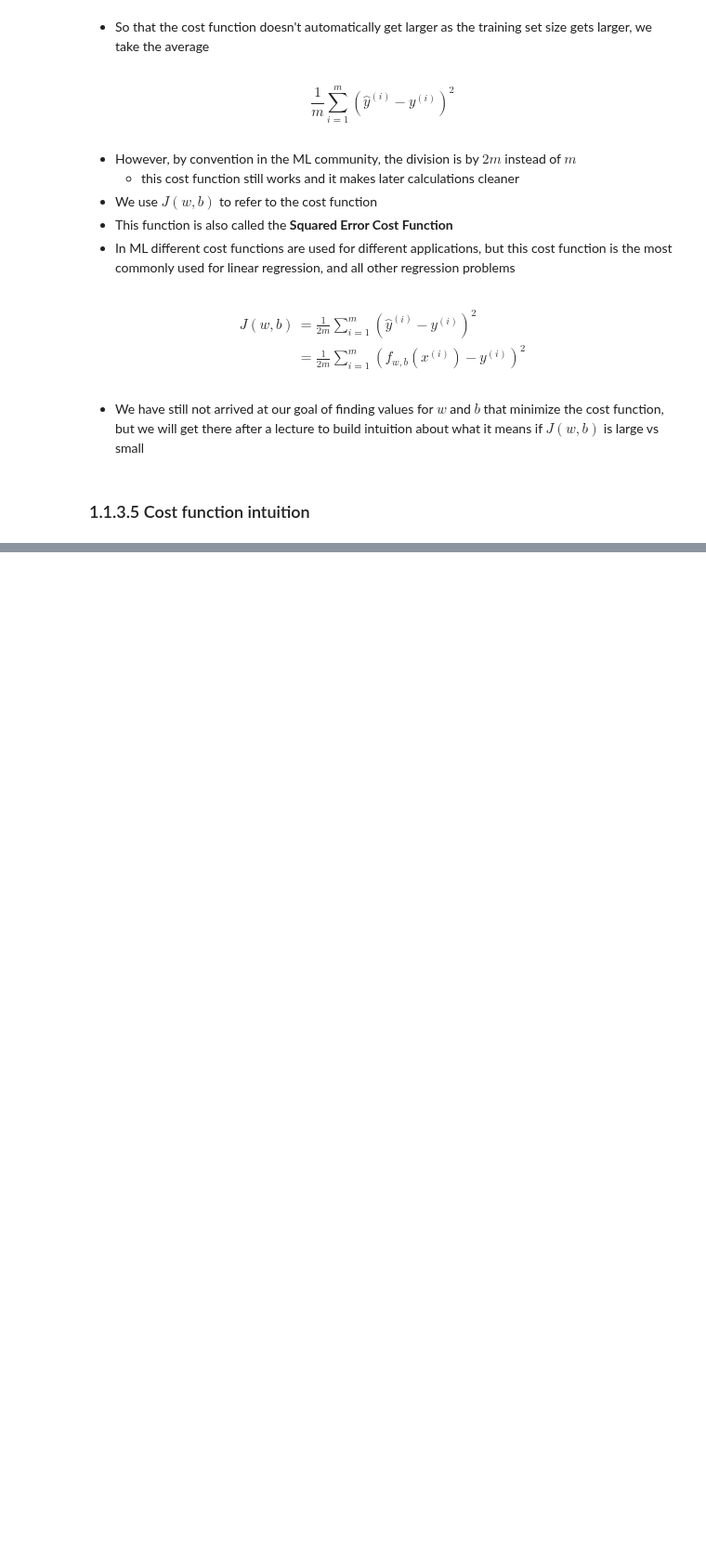
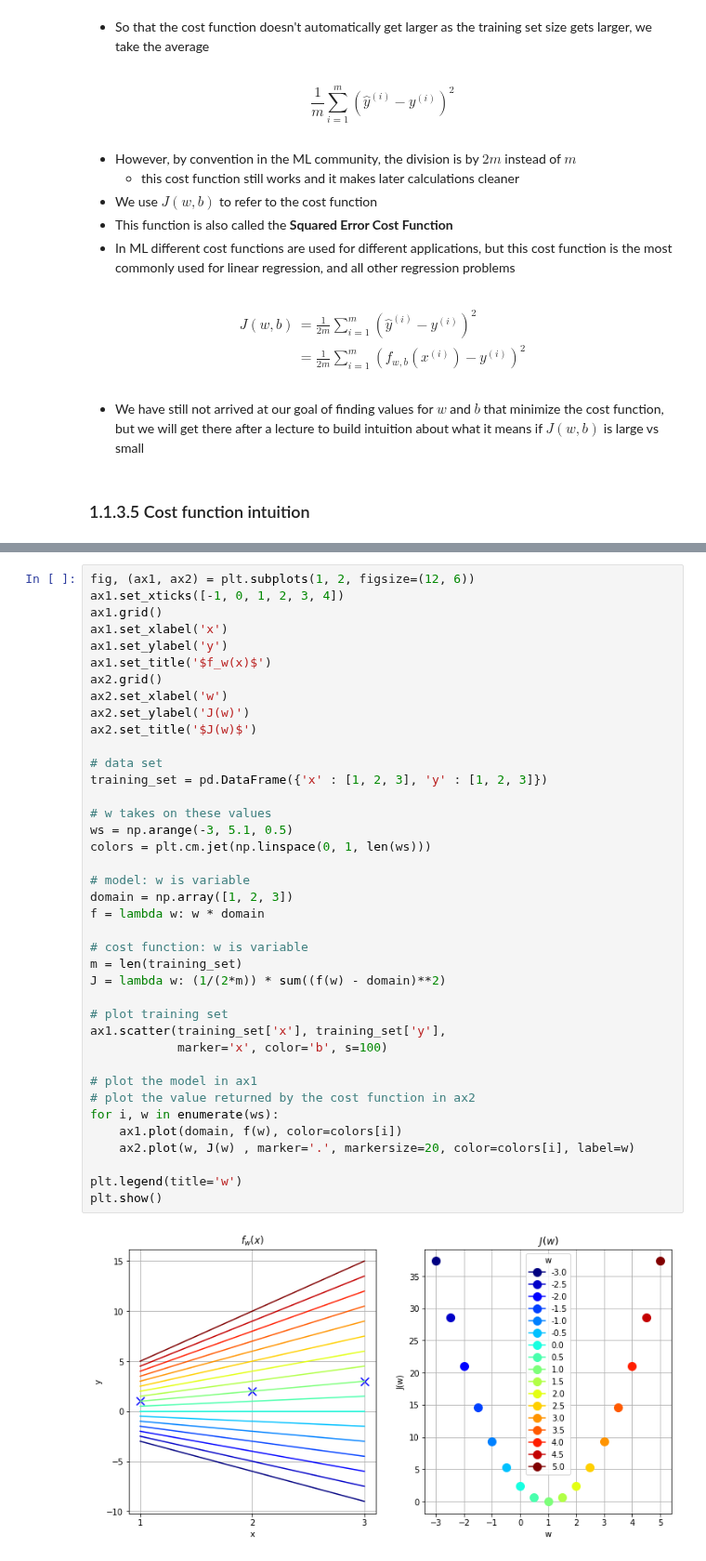
Before and after one commit to PaulToronto/Stanford-Andrew-Ng-Machine-Learning-Specialization, a Jupyter notebook: 1_1_Introduction_to_Machine_Learning.ipynb, the cells around one changed output, grey strips where cells are left out. Shown at 93% size. Saved outputs shown, nothing was run; the diff lists cells and outputs as text; blank space fills up the shorter version.

```diff
--- a/1_1_Introduction_to_Machine_Learning.ipynb
+++ b/1_1_Introduction_to_Machine_Learning.ipynb
@@ -471,0 +487,41 @@ $$
+# %%
+fig, (ax1, ax2) = plt.subplots(1, 2, figsize=(12, 6))
+ax1.set_xticks([-1, 0, 1, 2, 3, 4])
+ax1.grid()
+ax1.set_xlabel('x')
+ax1.set_ylabel('y')
+ax1.set_title('$f_w(x)$')
+ax2.grid()
+ax2.set_xlabel('w')
+ax2.set_ylabel('J(w)')
+ax2.set_title('$J(w)$')
+
+# data set
+training_set = pd.DataFrame({'x' : [1, 2, 3], 'y' : [1, 2, 3]})
+
+# w takes on these values
+ws = np.arange(-3, 5.1, 0.5)
+colors = plt.cm.jet(np.linspace(0, 1, len(ws)))
+
+# model: w is variable
+domain = np.array([1, 2, 3])
+f = lambda w: w * domain
+
+# cost function: w is variable
+m = len(training_set)
+J = lambda w: (1/(2*m)) * sum((f(w) - domain)**2)
+
+# plot training set
+ax1.scatter(training_set['x'], training_set['y'],
+            marker='x', color='b', s=100)
+
+# plot the model in ax1
+# plot the value returned by the cost function in ax2
+for i, w in enumerate(ws):
+    ax1.plot(domain, f(w), color=colors[i])
+    ax2.plot(w, J(w) , marker='.', markersize=20, color=colors[i], label=w)
+
+plt.legend(title='w')
+plt.show()
+# %% [output]
+[figure, added]
```
Also changed, not shown: parts of 4 cells of this notebook.
